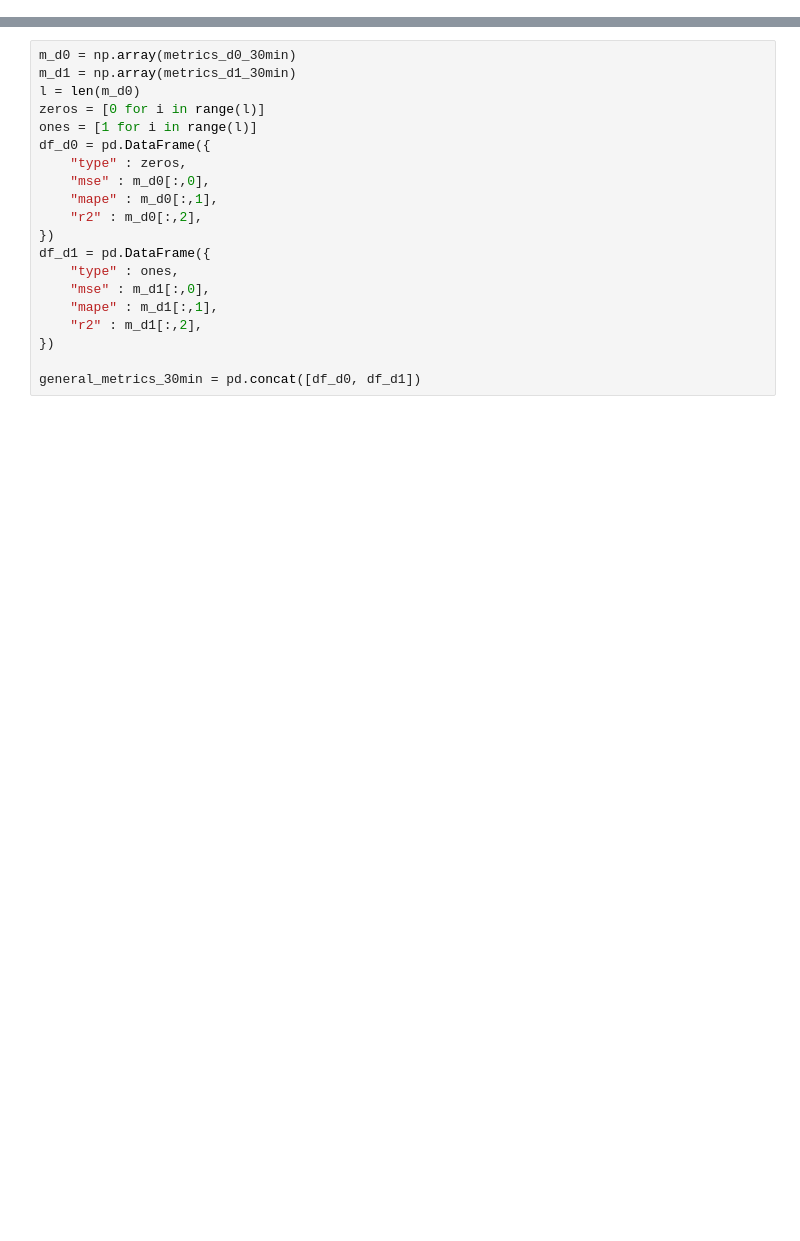
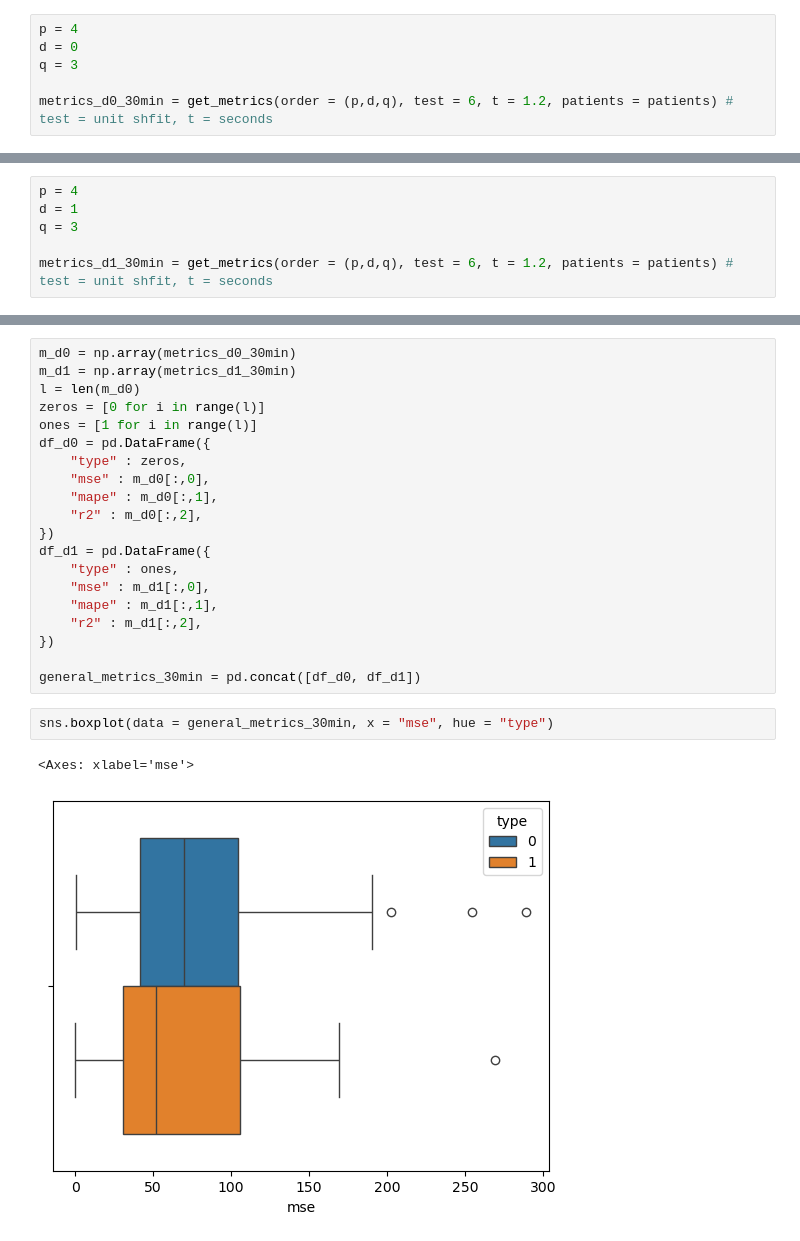
Before and after one commit to LuisDogo/Hypoglycemia_Prediction, a Jupyter notebook: notebooks/arima_approach.ipynb, the cells around one changed output, grey strips where cells are left out. Drawn from its saved outputs; the diff is of its cells as text; blank space fills up the shorter version.

```diff
--- a/notebooks/arima_approach.ipynb
+++ b/notebooks/arima_approach.ipynb
@@ -185,3 +185,9 @@ sns.boxplot(data = general_metrics, x = "r2", hue = "type")
 [figure]
 # %% [markdown]
 ## 30 min
+# %%
+p = 4
+d = 0
+q = 3
+
+metrics_d0_30min = get_metrics(order = (p,d,q), test = 6, t = 1.2, patients = patients) # test = unit shfit, t = seconds
@@ -187,0 +212,6 @@ sns.boxplot(data = general_metrics, x = "r2", hue = "type")
+# %%
+p = 4
+d = 1
+q = 3
+
+metrics_d1_30min = get_metrics(order = (p,d,q), test = 6, t = 1.2, patients = patients) # test = unit shfit, t = seconds
@@ -205,3 +253,8 @@ df_d1 = pd.DataFrame({
 })
 
 general_metrics_30min = pd.concat([df_d0, df_d1])
+# %%
+sns.boxplot(data = general_metrics_30min, x = "mse", hue = "type")
+# %% [output]
+<Axes: xlabel='mse'>
+[figure, added]
```
Also changed, not shown: parts of 4 cells of this notebook.
